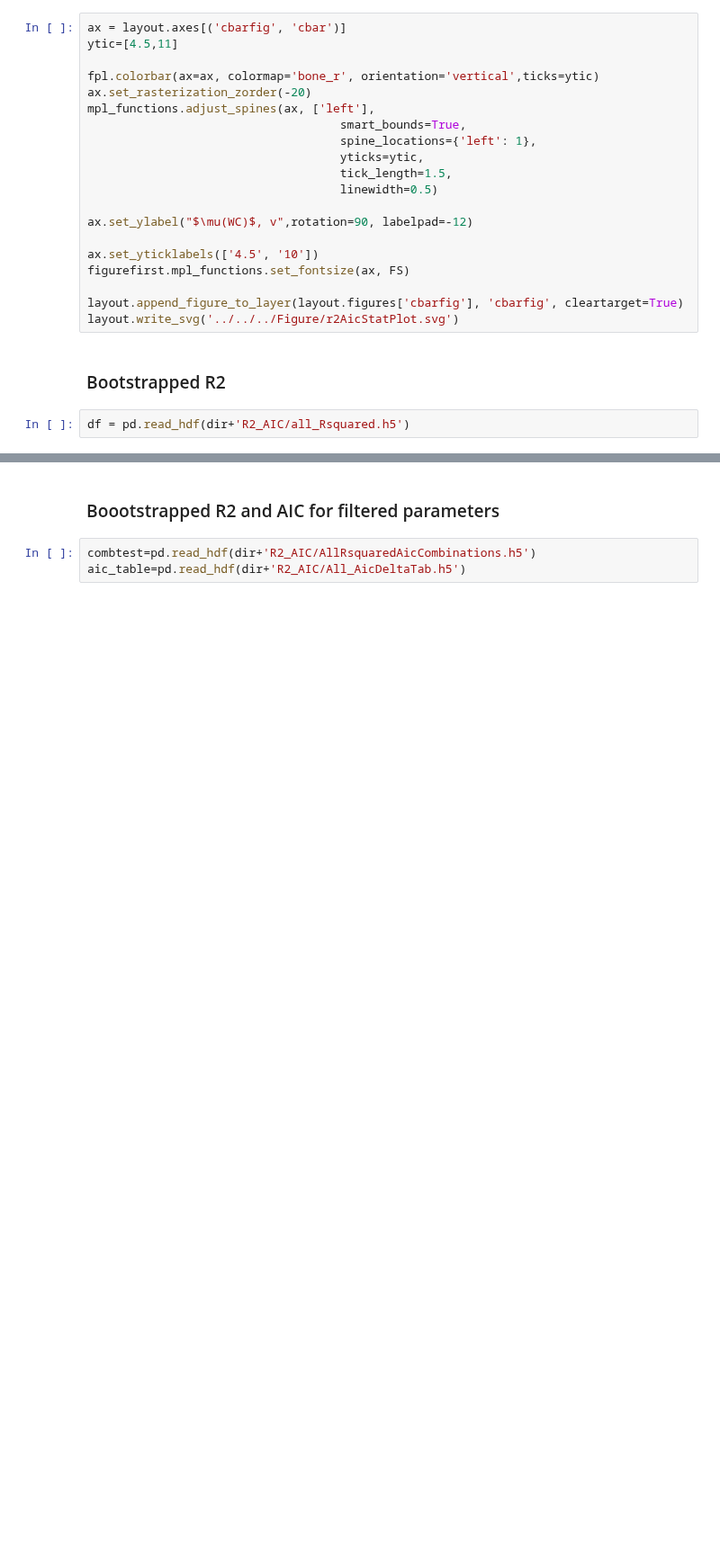
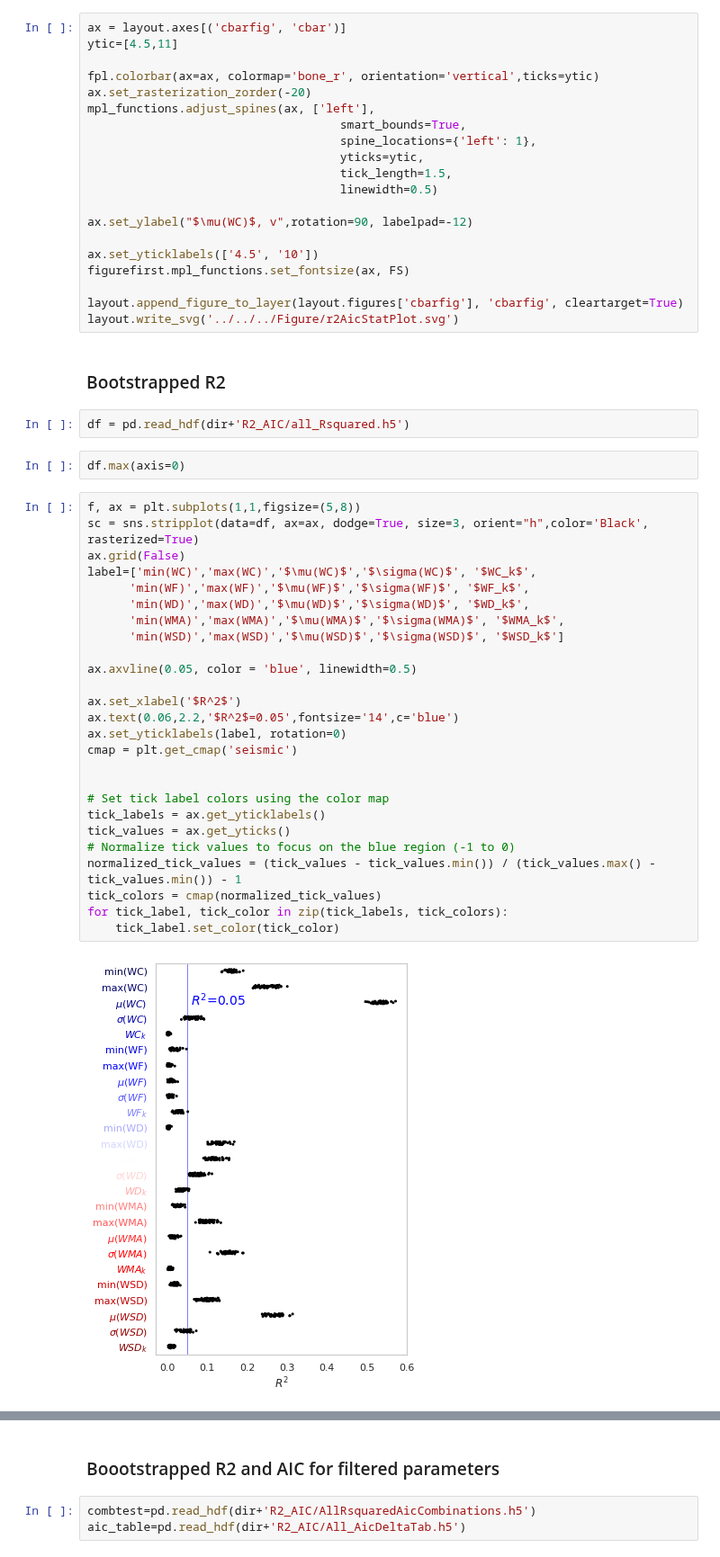
Before and after one commit to arunavanag591/odor_analysis, a Jupyter notebook: data_exploration/figure/figureAicR2layout.ipynb, the cells around one changed output, grey strips where cells are left out. Shown at 90% size. Cells and saved outputs as stored; diff of their text form; blank space fills up the shorter version.

```diff
--- a/data_exploration/figure/figureAicR2layout.ipynb
+++ b/data_exploration/figure/figureAicR2layout.ipynb
@@ -293,6 +293,36 @@ layout.write_svg('../../../Figure/r2AicStatPlot.svg')
 ### Bootstrapped R2
 # %%
 df = pd.read_hdf(dir+'R2_AIC/all_Rsquared.h5')
+# %%
+df.max(axis=0)
+# %%
+f, ax = plt.subplots(1,1,figsize=(5,8))
+sc = sns.stripplot(data=df, ax=ax, dodge=True, size=3, orient="h",color='Black', rasterized=True)
+ax.grid(False)
+label=['min(WC)','max(WC)','$\mu(WC)$','$\sigma(WC)$', '$WC_k$',
+      'min(WF)','max(WF)','$\mu(WF)$','$\sigma(WF)$', '$WF_k$',
+      'min(WD)','max(WD)','$\mu(WD)$','$\sigma(WD)$', '$WD_k$',
+      'min(WMA)','max(WMA)','$\mu(WMA)$','$\sigma(WMA)$', '$WMA_k$',
+      'min(WSD)','max(WSD)','$\mu(WSD)$','$\sigma(WSD)$', '$WSD_k$']
+
+ax.axvline(0.05, color = 'blue', linewidth=0.5)
+
+ax.set_xlabel('$R^2$')
+ax.text(0.06,2.2,'$R^2$=0.05',fontsize='14',c='blue')
+ax.set_yticklabels(label, rotation=0)
+cmap = plt.get_cmap('seismic')
+
+
+# Set tick label colors using the color map
+tick_labels = ax.get_yticklabels()
+tick_values = ax.get_yticks()
+# Normalize tick values to focus on the blue region (-1 to 0)
+normalized_tick_values = (tick_values - tick_values.min()) / (tick_values.max() - tick_values.min()) - 1
+tick_colors = cmap(normalized_tick_values)
+for tick_label, tick_color in zip(tick_labels, tick_colors):
+    tick_label.set_color(tick_color)
+# %% [output]
+[figure, added]
 # %%
 ax=layout.axes[('fig2','ax7')]
 ax.grid(False)
```
Also changed, not shown: parts of 3 cells of this notebook, 11 other files.
